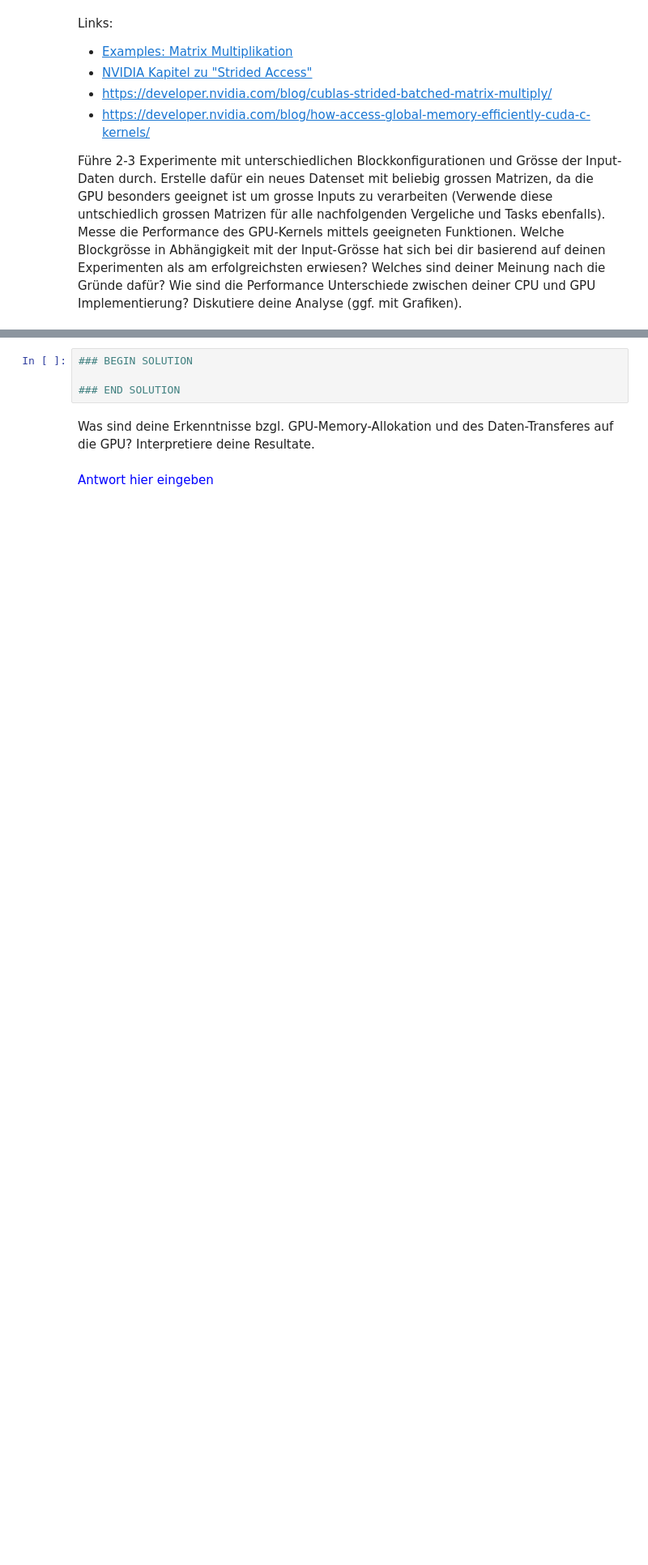
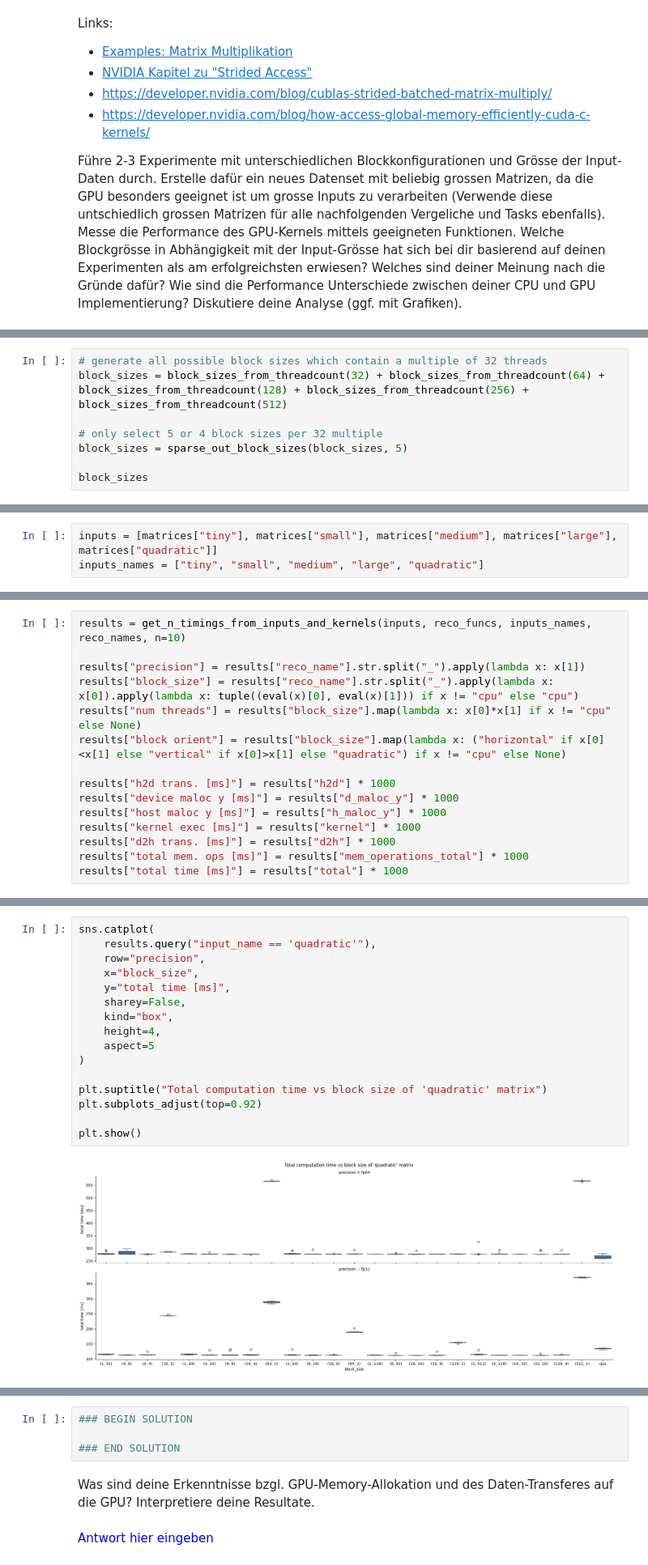
Before and after one commit to fhnw-hpc/hpc-buesst1, a Jupyter notebook: hpc_fs24_mc2_teil2.ipynb, the cells around one changed output, grey strips where cells are left out. Shown: that part at 81% size. Drawn from its saved outputs; the diff is of its cells as text; blank space fills up the shorter version.

```diff
--- a/hpc_fs24_mc2_teil2.ipynb
+++ b/hpc_fs24_mc2_teil2.ipynb
@@ -315,0 +339,8 @@ GPU 64 Bit:
+# %%
+# generate all possible block sizes which contain a multiple of 32 threads
+block_sizes = block_sizes_from_threadcount(32) + block_sizes_from_threadcount(64) + block_sizes_from_threadcount(128) + block_sizes_from_threadcount(256) + block_sizes_from_threadcount(512)
+
+# only select 5 or 4 block sizes per 32 multiple
+block_sizes = sparse_out_block_sizes(block_sizes, 5)
+
+block_sizes
@@ -315,0 +381,3 @@ GPU 64 Bit:
+# %%
+inputs = [matrices["tiny"], matrices["small"], matrices["medium"], matrices["large"], matrices["quadratic"]]
+inputs_names = ["tiny", "small", "medium", "large", "quadratic"]
@@ -315,0 +386,15 @@ GPU 64 Bit:
+# %%
+results = get_n_timings_from_inputs_and_kernels(inputs, reco_funcs, inputs_names, reco_names, n=10)
+
+results["precision"] = results["reco_name"].str.split("_").apply(lambda x: x[1])
+results["block_size"] = results["reco_name"].str.split("_").apply(lambda x: x[0]).apply(lambda x: tuple((eval(x)[0], eval(x)[1])) if x != "cpu" else "cpu")
+results["num threads"] = results["block_size"].map(lambda x: x[0]*x[1] if x != "cpu" else None)
+results["block orient"] = results["block_size"].map(lambda x: ("horizontal" if x[0]<x[1] else "vertical" if x[0]>x[1] else "quadratic") if x != "cpu" else None)
+
+results["h2d trans. [ms]"] = results["h2d"] * 1000
+results["device maloc y [ms]"] = results["d_maloc_y"] * 1000
+results["host maloc y [ms]"] = results["h_maloc_y"] * 1000
+results["kernel exec [ms]"] = results["kernel"] * 1000
+results["d2h trans. [ms]"] = results["d2h"] * 1000
+results["total mem. ops [ms]"] = results["mem_operations_total"] * 1000
+results["total time [ms]"] = results["total"] * 1000
@@ -315,0 +409,18 @@ GPU 64 Bit:
+# %%
+sns.catplot(
+    results.query("input_name == 'quadratic'"),
+    row="precision",
+    x="block_size",
+    y="total time [ms]",
+    sharey=False,
+    kind="box",
+    height=4,
+    aspect=5
+)
+
+plt.suptitle("Total computation time vs block size of 'quadratic' matrix")
+plt.subplots_adjust(top=0.92)
+
+plt.show()
+# %% [output]
+[figure, added]
```
Also changed, not shown: parts of 34 cells of this notebook.
